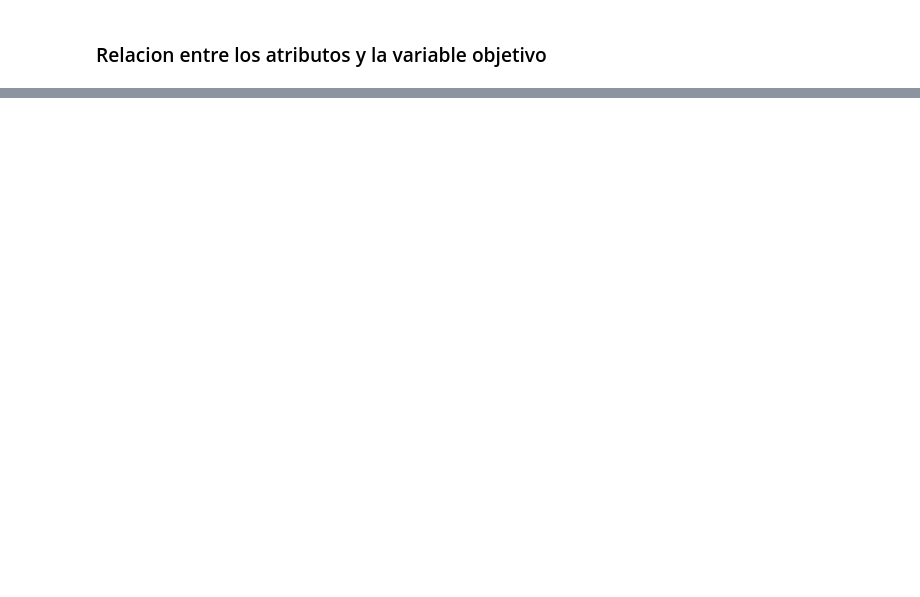
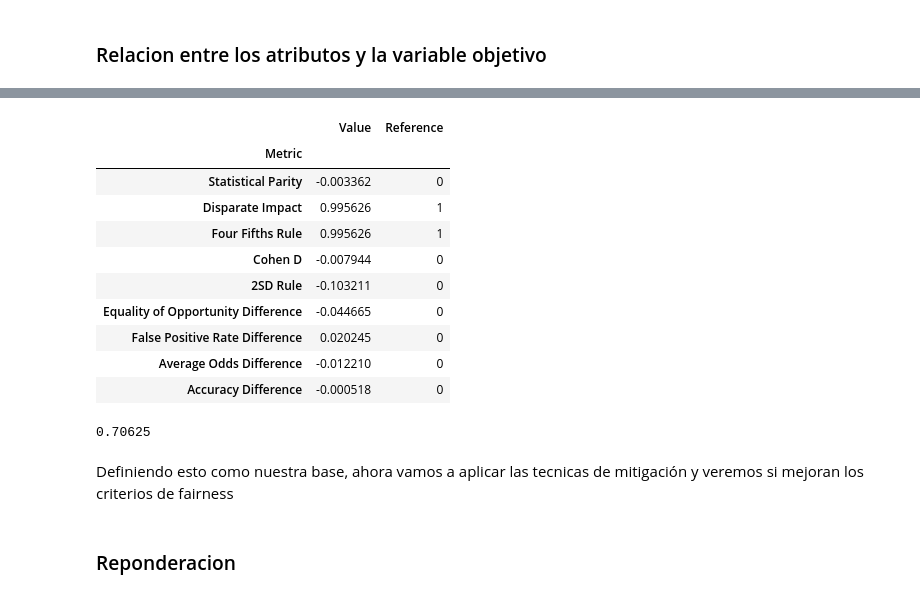
Before and after one commit to ezemartlopez/TP-Integrador-Equidad-en-Aprendizaje-Autom-tico, a Jupyter notebook: 01_Conjunto_datos.ipynb, the cells around one changed output, grey strips where cells are left out. Saved outputs shown, nothing was run; the diff lists cells and outputs as text; code cells hidden in the pictures; blank space fills up the shorter version.

```diff
--- a/01_Conjunto_datos.ipynb
+++ b/01_Conjunto_datos.ipynb
@@ -1275,0 +1289,11 @@ correlation_matrix_plot(features_encoded, features = ['porc_ingreso_disponible',
+# %%
+log_clf2 = LogisticRegression(random_state=33)
+
+cv2 = StratifiedKFold(n_splits=5, shuffle=True, random_state=13)
+
+y_pred2 = cross_val_predict(log_clf2, X, Y, cv=cv2)
+cm2 = confusion_matrix(Y, y_pred2)
+
+
+X_test2, X_train2, y_test2, y_train2 = train_test_split(X, Y, test_size=0.2, random_state=13)
+log_clf2.fit(X_test2, y_test2)
@@ -1275,0 +1319,4 @@ correlation_matrix_plot(features_encoded, features = ['porc_ingreso_disponible',
+# %%
+
+log_clf2.fit(X_train2, y_train2)
+y_pred2 = log_clf2.predict(X_test2)
@@ -1275,0 +1331,29 @@ correlation_matrix_plot(features_encoded, features = ['porc_ingreso_disponible',
+# %%
+
+# Evaluate bias metrics
+baseline = classification_bias_metrics(X_test2['sexo_male'], X_test2['sexo_female'], y_pred2,y_test2, metric_type='both')
+
+# Compute accuracy
+baseline_accuracy = accuracy_score(y_test2, y_pred2)
+# %%
+baseline
+# %% [output]
+|  | Value | Reference |
+| Metric |  |  |
+| Statistical Parity | -0.003362 | 0 |
+| Disparate Impact | 0.995626 | 1 |
+| Four Fifths Rule | 0.995626 | 1 |
+| Cohen D | -0.007944 | 0 |
+| 2SD Rule | -0.103211 | 0 |
+| Equality of Opportunity Difference | -0.044665 | 0 |
+| False Positive Rate Difference | 0.020245 | 0 |
+| Average Odds Difference | -0.012210 | 0 |
+| Accuracy Difference | -0.000518 | 0 |
+# %%
+baseline_accuracy
+# %% [output]
+0.70625
+# %% [markdown]
+Definiendo esto como nuestra base, ahora vamos a aplicar las tecnicas de mitigación y veremos si mejoran los criterios de fairness
+# %% [markdown]
+### Reponderacion
```
Also changed, not shown: parts of 31 cells of this notebook.
